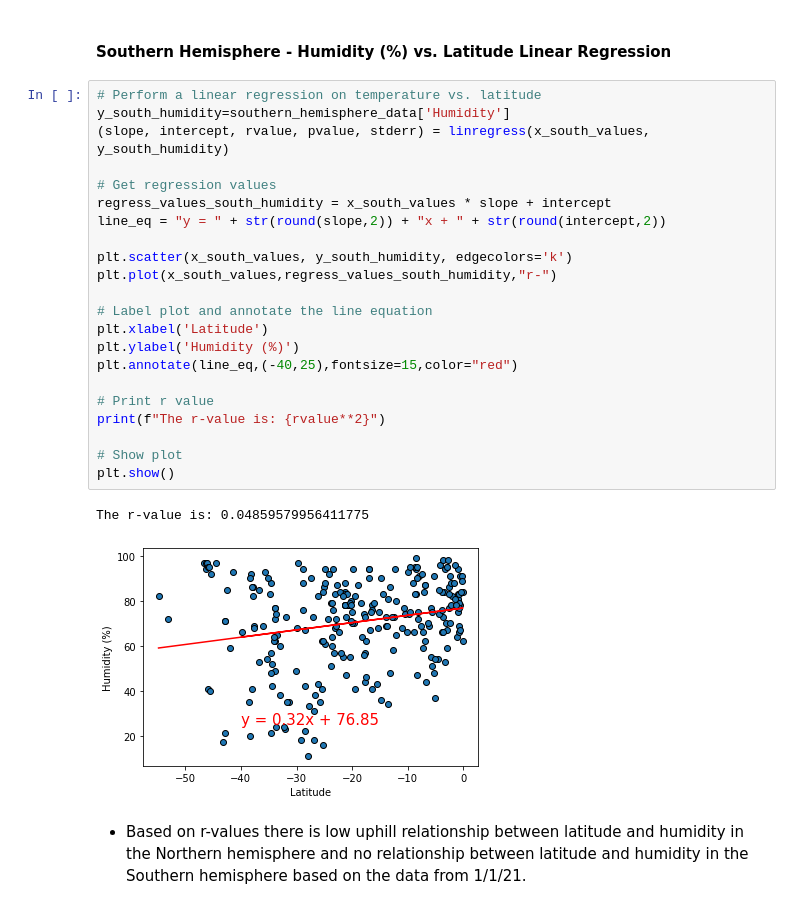
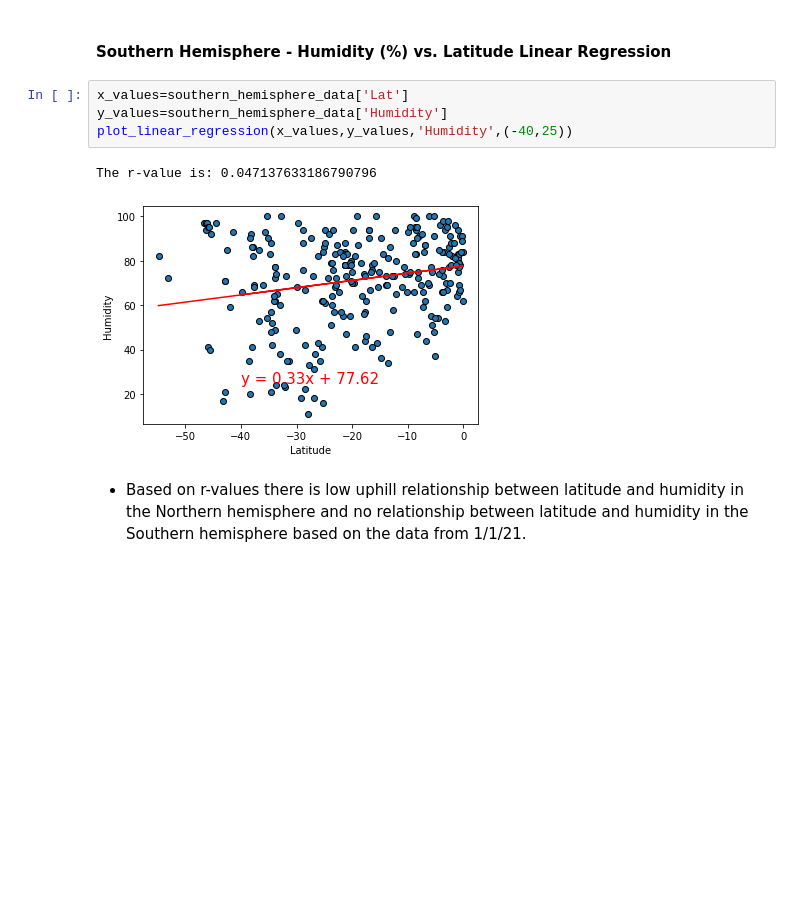
Before and after one commit to nadiarichards/python-api-challenge, a Jupyter notebook: WeatherPy/WeatherPy.ipynb, the cells around one changed output. Drawn from its saved outputs; the diff is of its cells as text; blank space fills up the shorter version.

```diff
--- a/WeatherPy/WeatherPy.ipynb
+++ b/WeatherPy/WeatherPy.ipynb
@@ -392,30 +315,12 @@ The r-value is: 0.2109268047921386
 # %% [markdown]
 ####  Southern Hemisphere - Humidity (%) vs. Latitude Linear Regression
-# %%
-# Perform a linear regression on temperature vs. latitude
-y_south_humidity=southern_hemisphere_data['Humidity']
-(slope, intercept, rvalue, pvalue, stderr) = linregress(x_south_values, y_south_humidity)
-
-# Get regression values
-regress_values_south_humidity = x_south_values * slope + intercept
-line_eq = "y = " + str(round(slope,2)) + "x + " + str(round(intercept,2))
-
-plt.scatter(x_south_values, y_south_humidity, edgecolors='k')
-plt.plot(x_south_values,regress_values_south_humidity,"r-")
-
-# Label plot and annotate the line equation
-plt.xlabel('Latitude')
-plt.ylabel('Humidity (%)')
-plt.annotate(line_eq,(-40,25),fontsize=15,color="red")
-
-# Print r value
-print(f"The r-value is: {rvalue**2}")
-
-# Show plot
-plt.show()
-# %% [output]
-The r-value is: 0.04859579956411775
-[figure, removed]
+# %%
+x_values=southern_hemisphere_data['Lat']
+y_values=southern_hemisphere_data['Humidity']
+plot_linear_regression(x_values,y_values,'Humidity',(-40,25))
+# %% [output]
+The r-value is: 0.047137633186790796
+[figure, added]
 # %% [markdown]
 * Based on r-values there is low uphill relationship between latitude and humidity in the Northern hemisphere and no relationship between latitude and humidity in the Southern hemisphere based on the data from 1/1/21.
 # %% [markdown]
```
Also changed, not shown: parts of 13 cells of this notebook.
